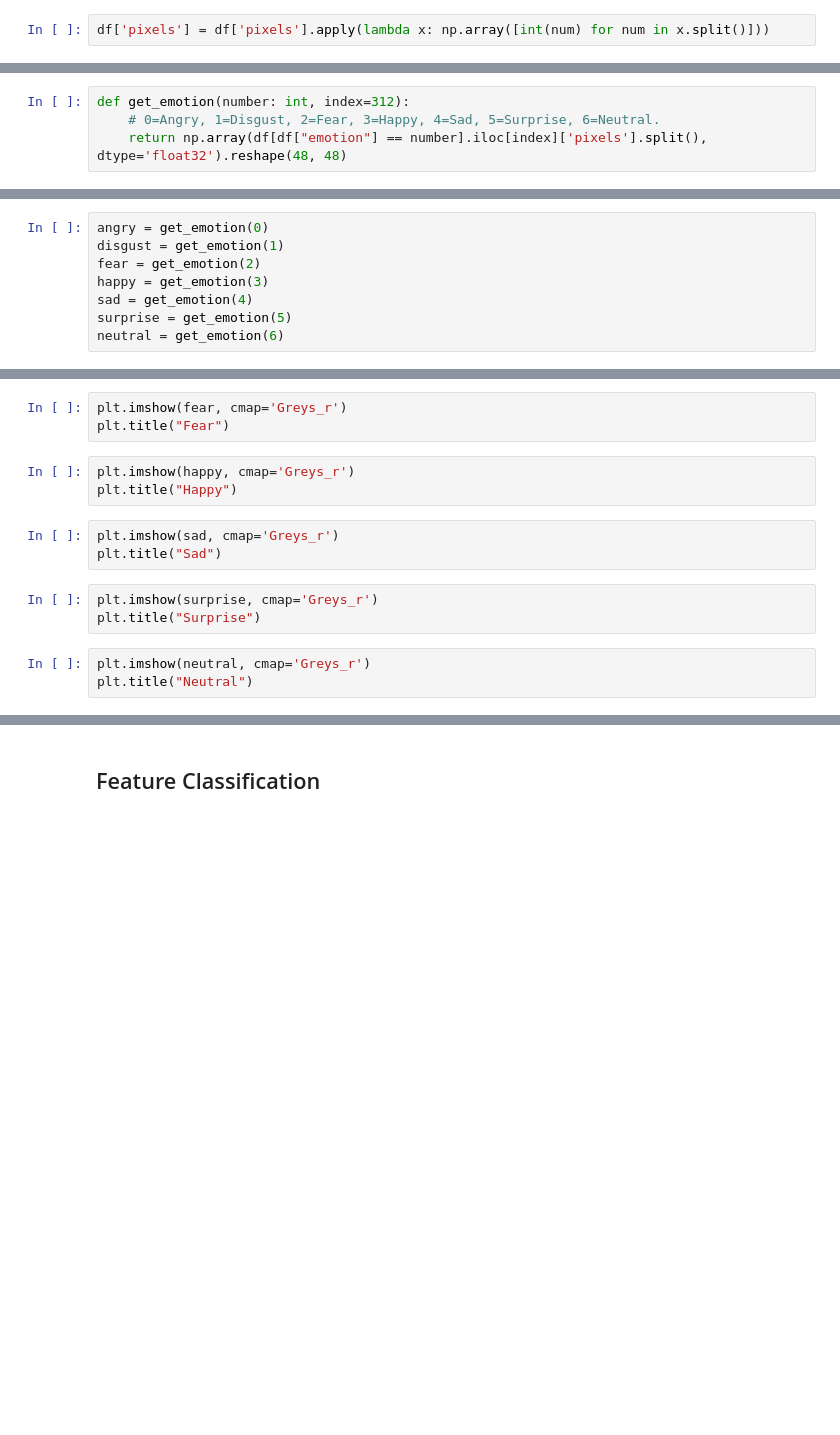
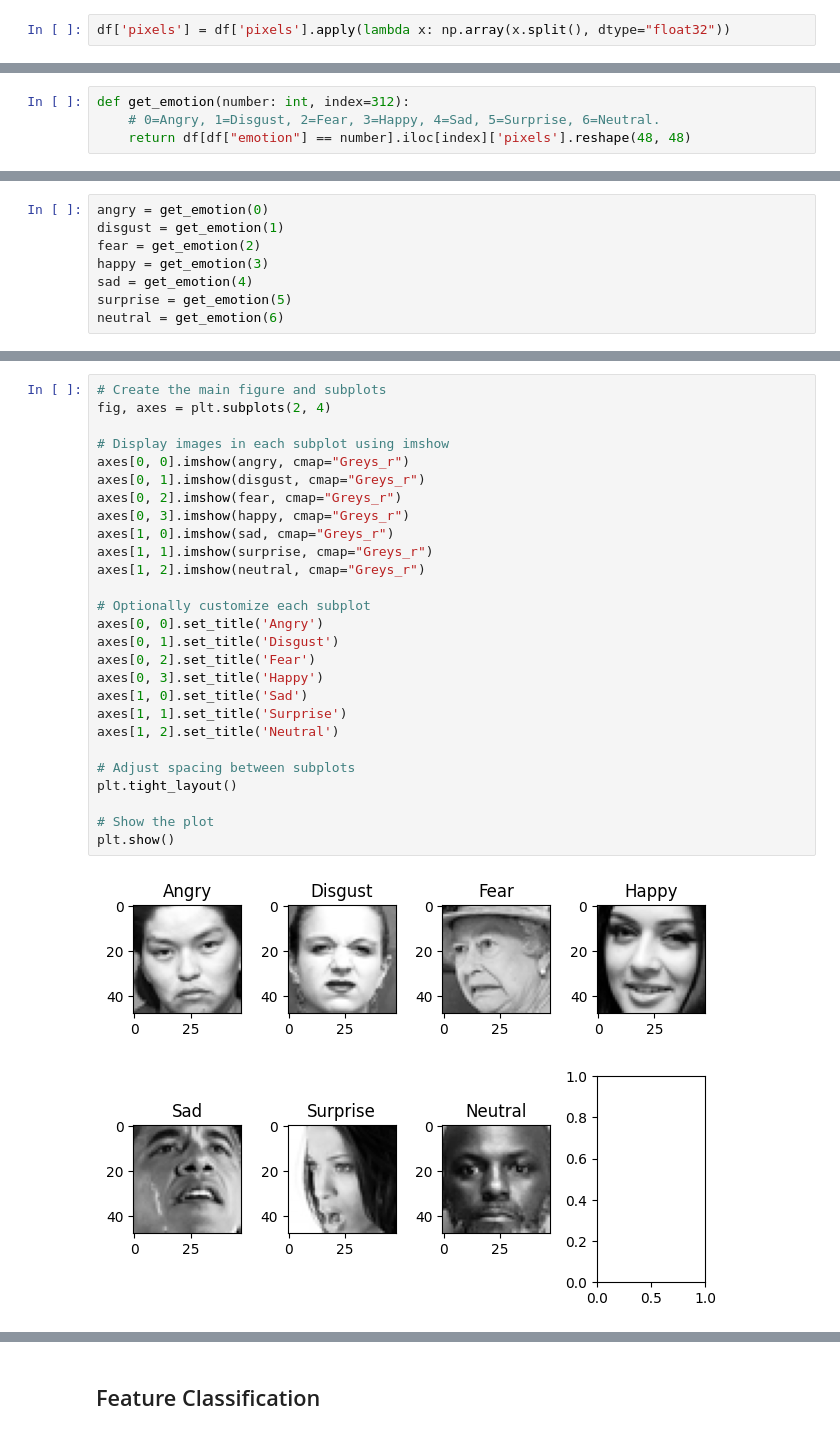
Before and after one commit to hungpham3112/School, a Jupyter notebook: DAP391m/FinalProject/FacialExpressionRecognition.ipynb, the cells around one changed output, grey strips where cells are left out. Cells and saved outputs as stored; diff of their text form; blank space fills up the shorter version.

```diff
--- a/DAP391m/FinalProject/FacialExpressionRecognition.ipynb
+++ b/DAP391m/FinalProject/FacialExpressionRecognition.ipynb
@@ -35,3 +86,3 @@ df.info(verbose=True)
 # %%
-df['pixels'] = df['pixels'].apply(lambda x: np.array([int(num) for num in x.split()]))
+df['pixels'] = df['pixels'].apply(lambda x: np.array(x.split(), dtype="float32"))
 # %%
@@ -41,4 +106,4 @@ df
 # %%
 def get_emotion(number: int, index=312):
     # 0=Angry, 1=Disgust, 2=Fear, 3=Happy, 4=Sad, 5=Surprise, 6=Neutral.
-    return np.array(df[df["emotion"] == number].iloc[index]['pixels'].split(), dtype='float32').reshape(48, 48)
+    return df[df["emotion"] == number].iloc[index]['pixels'].reshape(48, 48)
@@ -83,17 +118,31 @@ plt.title("Angry")
-# %%
-plt.imshow(fear, cmap='Greys_r')
-plt.title("Fear")
-# %%
-plt.imshow(happy, cmap='Greys_r')
-plt.title("Happy")
-# %%
-plt.imshow(sad, cmap='Greys_r')
-plt.title("Sad")
-# %%
-plt.imshow(surprise, cmap='Greys_r')
-plt.title("Surprise")
-# %%
-plt.imshow(neutral, cmap='Greys_r')
-plt.title("Neutral")
+# %%
+# Create the main figure and subplots
+fig, axes = plt.subplots(2, 4)
+
+# Display images in each subplot using imshow
+axes[0, 0].imshow(angry, cmap="Greys_r")
+axes[0, 1].imshow(disgust, cmap="Greys_r")
+axes[0, 2].imshow(fear, cmap="Greys_r")
+axes[0, 3].imshow(happy, cmap="Greys_r")
+axes[1, 0].imshow(sad, cmap="Greys_r")
+axes[1, 1].imshow(surprise, cmap="Greys_r")
+axes[1, 2].imshow(neutral, cmap="Greys_r")
+
+# Optionally customize each subplot
+axes[0, 0].set_title('Angry')
+axes[0, 1].set_title('Disgust')
+axes[0, 2].set_title('Fear')
+axes[0, 3].set_title('Happy')
+axes[1, 0].set_title('Sad')
+axes[1, 1].set_title('Surprise')
+axes[1, 2].set_title('Neutral')
+
+# Adjust spacing between subplots
+plt.tight_layout()
+
+# Show the plot
+plt.show()
+# %% [output]
+[figure, added]
 # %%
 np.unique(df["Usage"])
```
Also changed, not shown: parts of 16 cells of this notebook, 21 other files.
